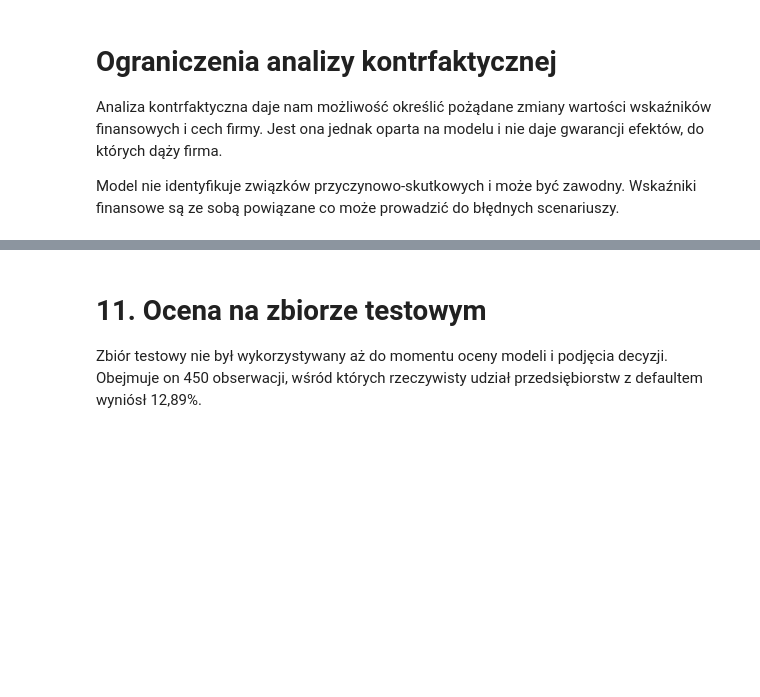
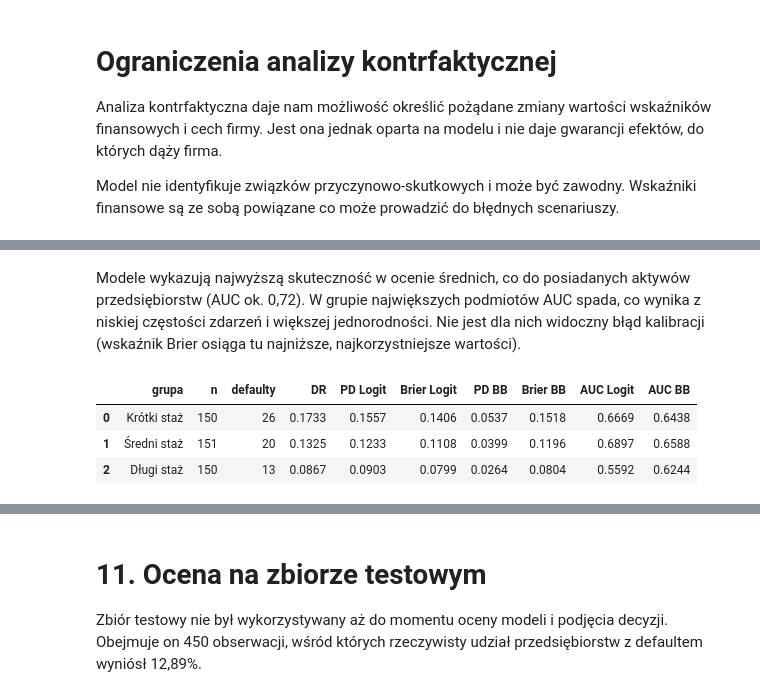
Before and after one commit to mkrajevsky/Rating_model, a Jupyter notebook: Projekt.ipynb, the cells around one changed output, grey strips where cells are left out. Drawn from its saved outputs; the diff is of its cells as text; code cells hidden in the pictures; blank space fills up the shorter version.

```diff
--- a/Projekt.ipynb
+++ b/Projekt.ipynb
@@ -2873,0 +2925,48 @@ Model nie identyfikuje związków przyczynowo-skutkowych i może być zawodny. W
+# %% [markdown]
+Modele wykazują najwyższą skuteczność w ocenie średnich, co do posiadanych aktywów przedsiębiorstw (AUC ok. 0,72). W grupie największych podmiotów AUC spada, co wynika z niskiej częstości zdarzeń i większej jednorodności. Nie jest dla nich widoczny błąd kalibracji (wskaźnik Brier osiąga tu najniższe, najkorzystniejsze wartości).
+# %%
+audyt_2 = X_va[["wsk_liczba_dni_istnienia"]].copy()
+audyt_2["y"] = y_va.to_numpy()
+audyt_2["pd_logit"] = p_inter_val
+audyt_2["pd_bb"] = pd_koncowe(X_va)
+
+audyt_2["grupa"] = pd.qcut(
+    audyt_2["wsk_liczba_dni_istnienia"],
+    q=3,
+    labels=["Krótki staż", "Średni staż", "Długi staż"],
+    duplicates="drop"
+)
+
+wyniki_2 = []
+
+for grupa, d in audyt.groupby("grupa", observed=True):
+    y = d["y"]
+
+    wiersz = {
+        "grupa": str(grupa),
+        "n": len(d),
+        "defaulty": int(y.sum()),
+        "DR": y.mean(),
+        "PD Logit": d["pd_logit"].mean(),
+        "Brier Logit": brier_score_loss(y, d["pd_logit"]),
+        "PD BB": d["pd_bb"].mean(),
+        "Brier BB": brier_score_loss(y, d["pd_bb"]),
+        "AUC Logit": (
+            roc_auc_score(y, d["pd_logit"])
+            if y.nunique() == 2 else np.nan
+        ),
+        "AUC BB": (
+            roc_auc_score(y, d["pd_bb"])
+            if y.nunique() == 2 else np.nan
+        )
+    }
+
+    wyniki_2.append(wiersz)
+
+tabela_audytu_2 = pd.DataFrame(wyniki_2)
+display(tabela_audytu_2.round(4))
+# %% [output]
+|  | grupa | n | defaulty | DR | PD Logit | Brier Logit | PD BB | Brier BB | AUC Logit | AUC BB |
+| 0 | Krótki staż | 150 | 26 | 0.1733 | 0.1557 | 0.1406 | 0.0537 | 0.1518 | 0.6669 | 0.6438 |
+| 1 | Średni staż | 151 | 20 | 0.1325 | 0.1233 | 0.1108 | 0.0399 | 0.1196 | 0.6897 | 0.6588 |
+| 2 | Długi staż | 150 | 13 | 0.0867 | 0.0903 | 0.0799 | 0.0264 | 0.0804 | 0.5592 | 0.6244 |
```
Also changed, not shown: parts of 6 cells of this notebook.
